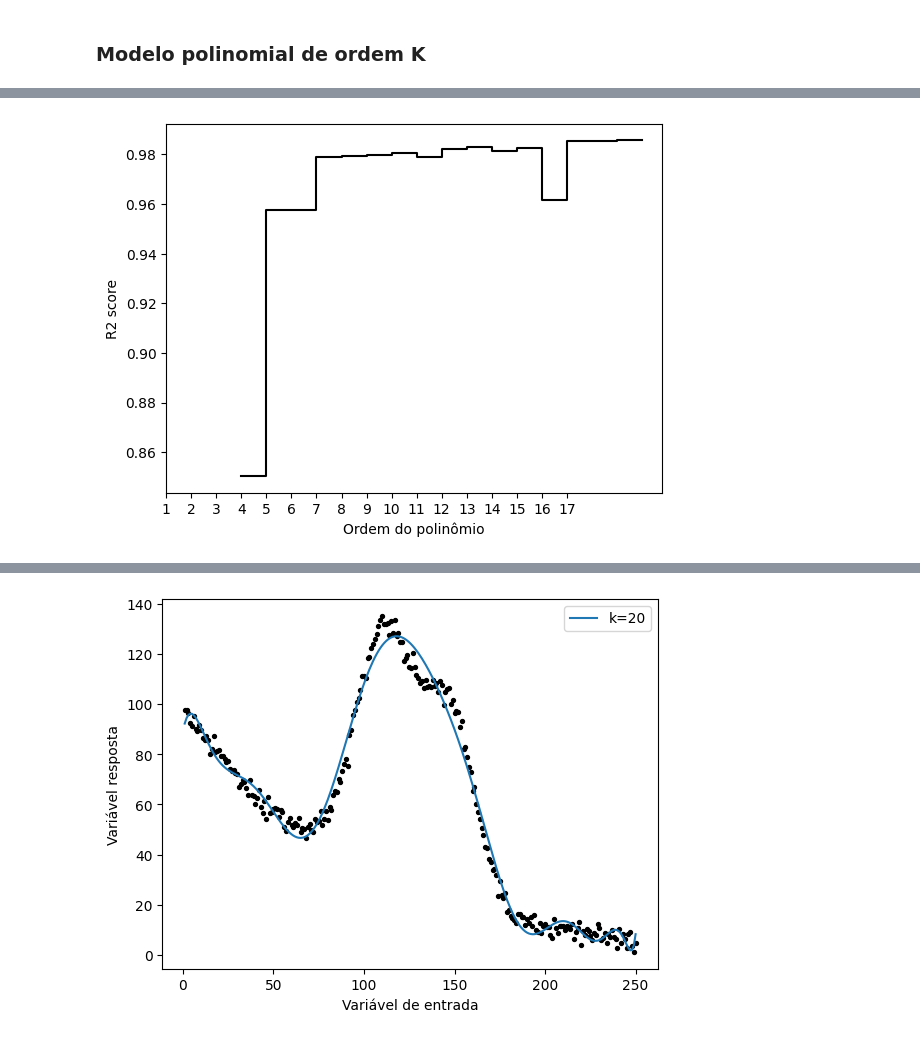
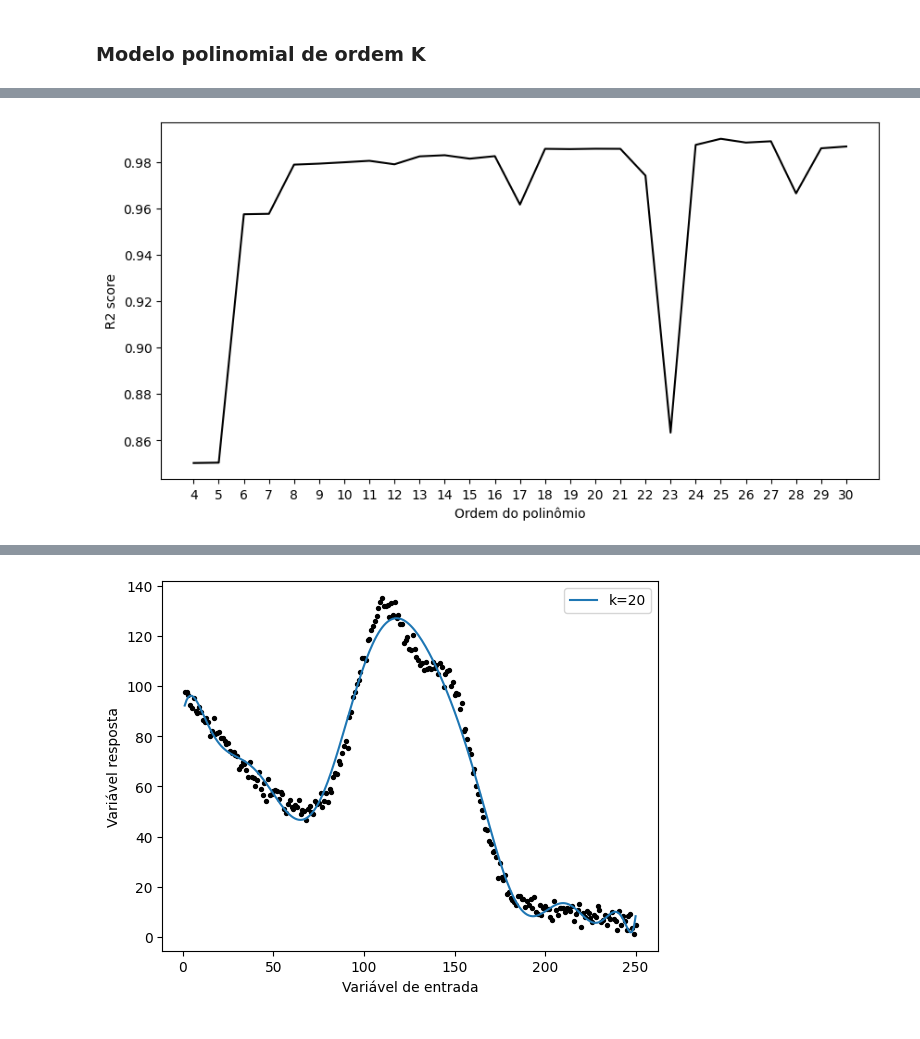
Before and after one commit to LuisFelipeCSouza/inteligencia-computacional-aplicada, a Jupyter notebook: trabalho-1/main.ipynb, the cells around one changed output, grey strips where cells are left out. Drawn from its saved outputs; the diff is of its cells as text; code cells hidden in the pictures.

Commit message:
resultados do modelo polinomial

```diff
--- a/trabalho-1/main.ipynb
+++ b/trabalho-1/main.ipynb
@@ -205,13 +193,15 @@ plt.show()
 # %% [markdown]
 ### Modelo polinomial de ordem K
 # %%
-r2_scores = []
-y_preds = []
-coeffs = []
+# r2_scores = []
+# y_preds = []
+# coeffs = []
 
-results = {f'k={i}': {} for i in range(4, 20+1)}
+ks = range(1, 30+1)
 
-for i in range(4, 20+1):
+results = {f'k={i}': {} for i in ks}
+
+for i in ks:
 
     model1 = PolynomialRegression(i)
     model1.fit(X, y)
@@ -220,5 +210,6 @@ for i in range(4, 20+1):
     results[f'k={i}']['coeffs'] = model1.coefficients
     results[f'k={i}']['y_pred'] = y_pred
     results[f'k={i}']['r2'] = r2_score(y_true=y, y_pred=y_pred)
+    results[f'k={i}']['k'] = i
 
-    r2_scores.append(r2_score(y_true=y, y_pred=y_pred))
+    # r2_scores.append(r2_score(y_true=y, y_pred=y_pred))
@@ -225,11 +557,12 @@ for i in range(4, 20+1):
 # %%
-fig, ax = plt.subplots()
+fig, ax = plt.subplots(figsize=(10, 5))
 
-ax.plot(range(4, 4+len(r2_scores)), r2_scores, drawstyle='steps-pre', c='k')
+# ax.plot(range(4, 4+len(r2_scores)), r2_scores, drawstyle='steps-pre', c='k')
+ax.plot(range(4, 4+len(r2_scores)), r2_scores, c='k')
 ax.set_xlabel("Ordem do polinômio")
 ax.set_ylabel("R2 score")
-ax.set_xticks(range(1, len(r2_scores)+1))
+ax.set_xticks(ks)
 
 plt.show()
 # %% [output]
-[figure, old version]
+[figure, new version]
```
Also changed, not shown: parts of 25 cells of this notebook.
